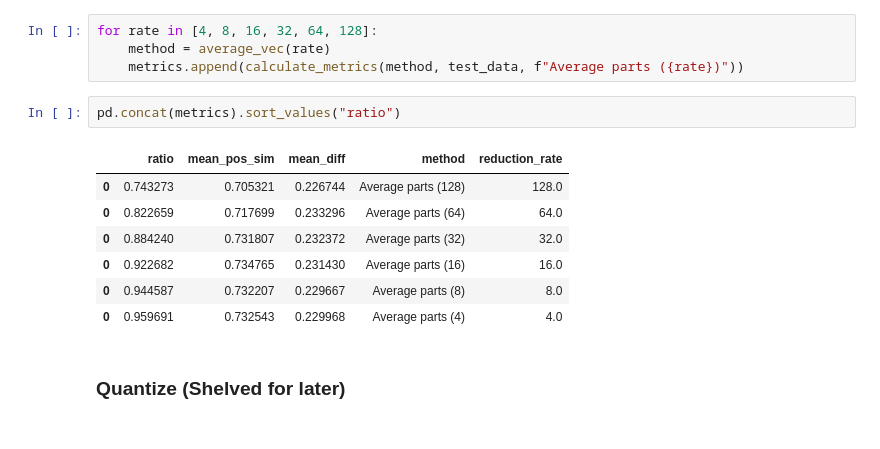
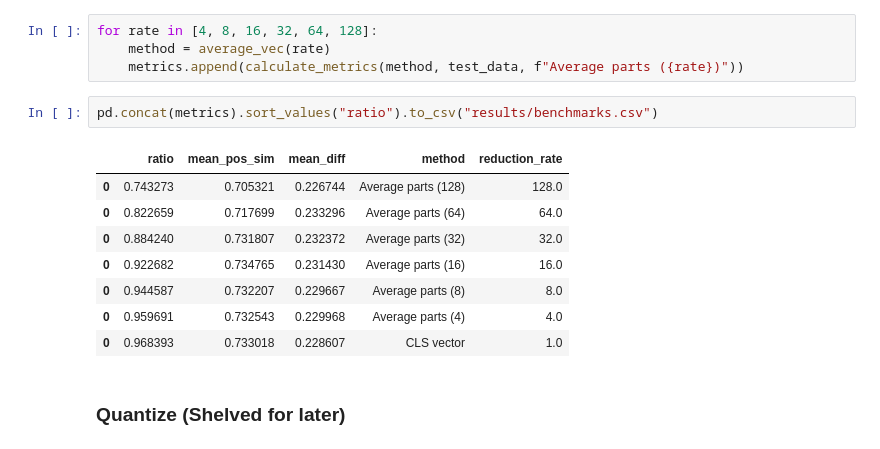
Before and after one commit to wwydmanski/cosine-dim-reduct, a Jupyter notebook: VectorCompression.ipynb, the cells around one changed output. Saved outputs shown, nothing was run; the diff lists cells and outputs as text.

Commit message:
feat: add a file with benchmark results

```diff
--- a/VectorCompression.ipynb
+++ b/VectorCompression.ipynb
@@ -132,15 +123,16 @@ for rate in [4, 8, 16, 32, 64, 128]:
     method = average_vec(rate)
     metrics.append(calculate_metrics(method, test_data, f"Average parts ({rate})"))
 # %%
-pd.concat(metrics).sort_values("ratio")
+pd.concat(metrics).sort_values("ratio").to_csv("results/benchmarks.csv")
 # %% [output]
 |  | ratio | mean_pos_sim | mean_diff | method | reduction_rate |
 | 0 | 0.743273 | 0.705321 | 0.226744 | Average parts (128) | 128.0 |
 | 0 | 0.822659 | 0.717699 | 0.233296 | Average parts (64) | 64.0 |
 | 0 | 0.884240 | 0.731807 | 0.232372 | Average parts (32) | 32.0 |
 | 0 | 0.922682 | 0.734765 | 0.231430 | Average parts (16) | 16.0 |
 | 0 | 0.944587 | 0.732207 | 0.229667 | Average parts (8) | 8.0 |
 | 0 | 0.959691 | 0.732543 | 0.229968 | Average parts (4) | 4.0 |
+| 0 | 0.968393 | 0.733018 | 0.228607 | CLS vector | 1.0 |
 # %% [markdown]
 ### Quantize (Shelved for later)
 # %%
```
Also changed, not shown: parts of 8 cells of this notebook, 1 other file.
